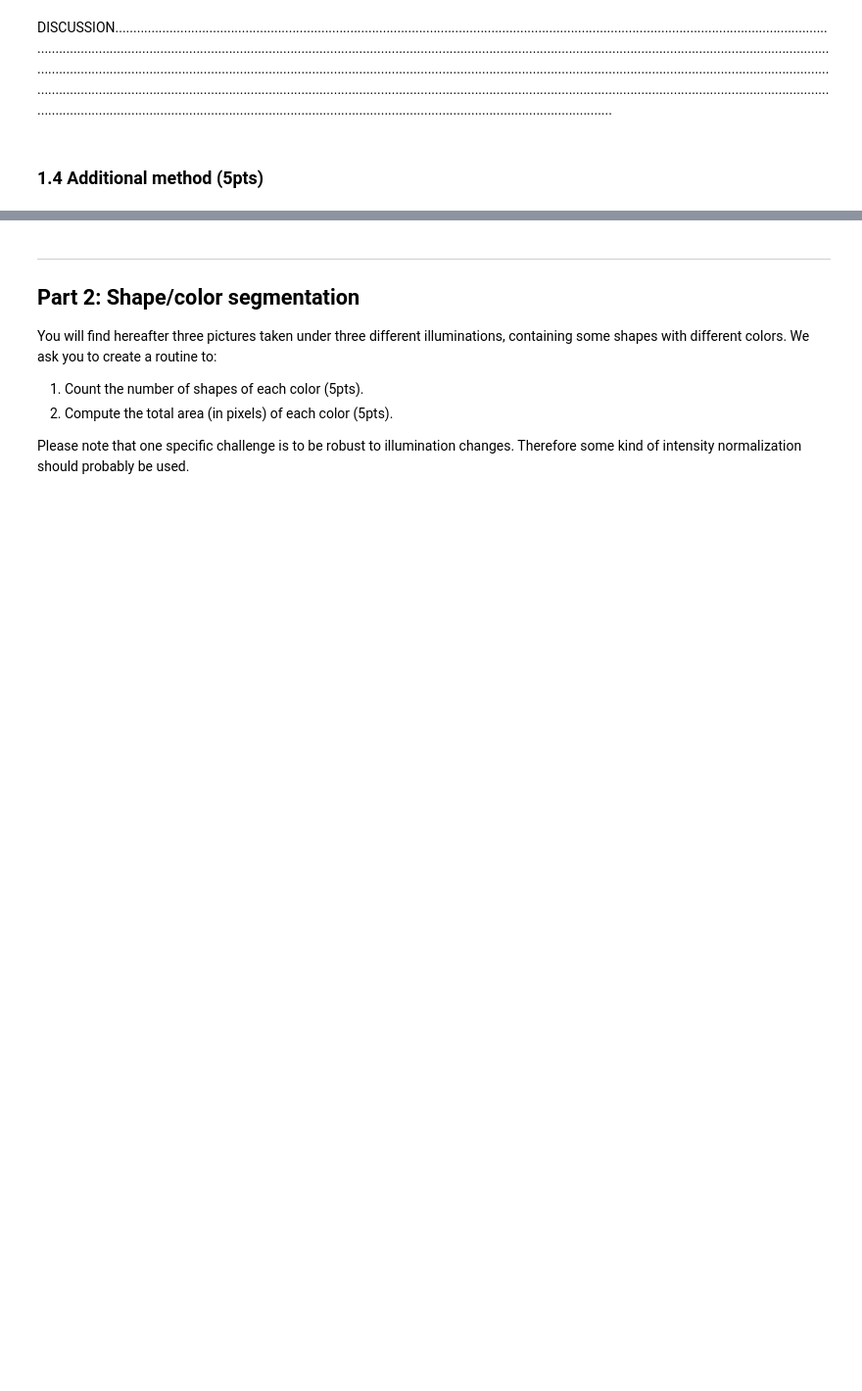
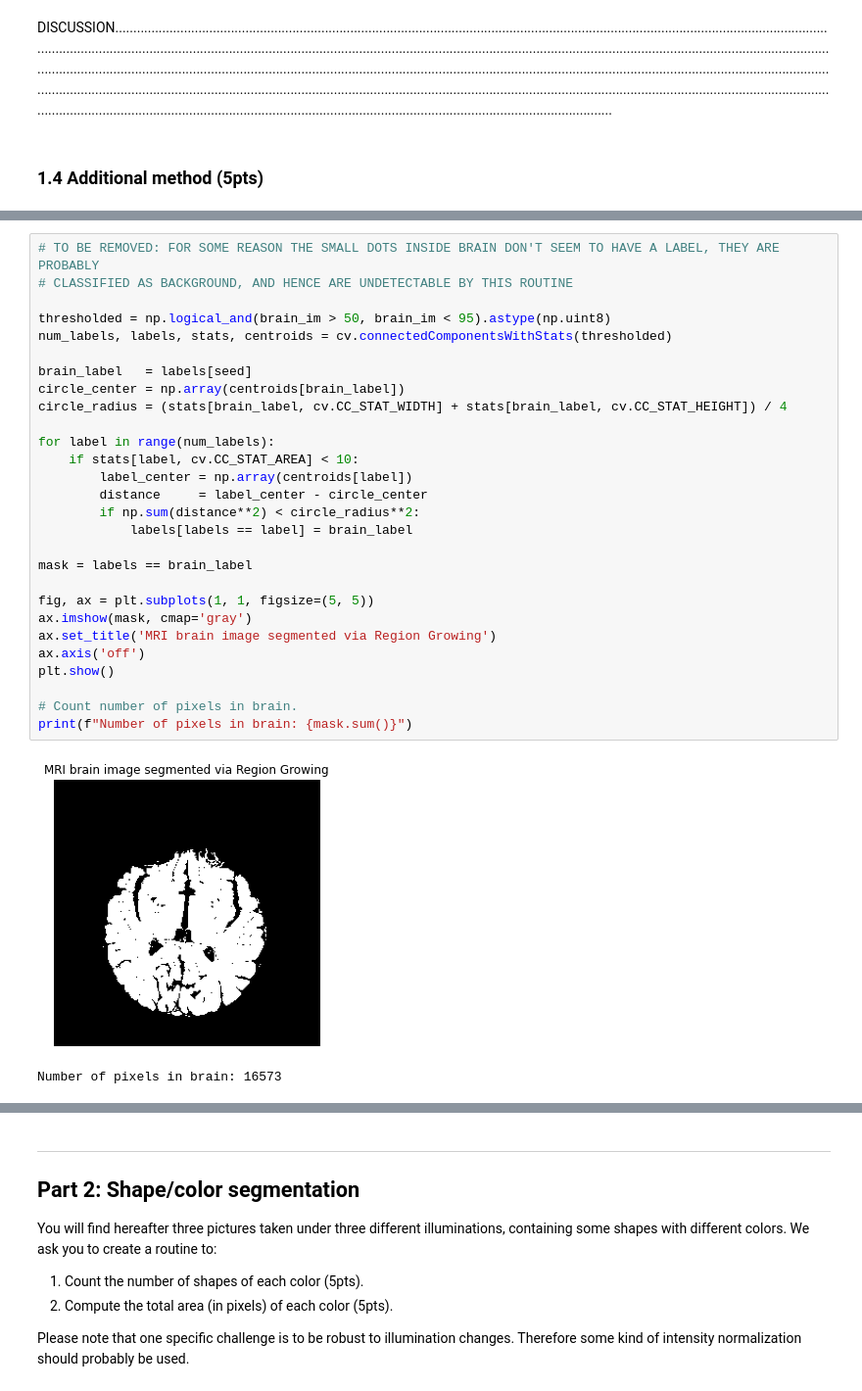
Before and after one commit to Andrea-Oliveri/Image-Processing-Assignements, a Jupyter notebook: Lab 1/lab_01_segmentation.ipynb, the cells around one changed output, grey strips where cells are left out. Shown: that part at 98% size. Saved outputs shown, nothing was run; the diff lists cells and outputs as text; blank space fills up the shorter version.

```diff
--- a/Lab 1/lab_01_segmentation.ipynb
+++ b/Lab 1/lab_01_segmentation.ipynb
@@ -195,0 +192,31 @@ DISCUSSION......................................................................
+# %%
+# TO BE REMOVED: FOR SOME REASON THE SMALL DOTS INSIDE BRAIN DON'T SEEM TO HAVE A LABEL, THEY ARE PROBABLY
+# CLASSIFIED AS BACKGROUND, AND HENCE ARE UNDETECTABLE BY THIS ROUTINE
+
+thresholded = np.logical_and(brain_im > 50, brain_im < 95).astype(np.uint8)
+num_labels, labels, stats, centroids = cv.connectedComponentsWithStats(thresholded)
+
+brain_label   = labels[seed]
+circle_center = np.array(centroids[brain_label])
+circle_radius = (stats[brain_label, cv.CC_STAT_WIDTH] + stats[brain_label, cv.CC_STAT_HEIGHT]) / 4
+
+for label in range(num_labels):
+    if stats[label, cv.CC_STAT_AREA] < 10:
+        label_center = np.array(centroids[label])
+        distance     = label_center - circle_center
+        if np.sum(distance**2) < circle_radius**2:
+            labels[labels == label] = brain_label
+
+mask = labels == brain_label
+
+fig, ax = plt.subplots(1, 1, figsize=(5, 5))
+ax.imshow(mask, cmap='gray')
+ax.set_title('MRI brain image segmented via Region Growing')
+ax.axis('off')
+plt.show()
+
+# Count number of pixels in brain.
+print(f"Number of pixels in brain: {mask.sum()}")
+# %% [output]
+[figure, added]
+Number of pixels in brain: 16573
```
Also changed, not shown: parts of 9 cells of this notebook.
